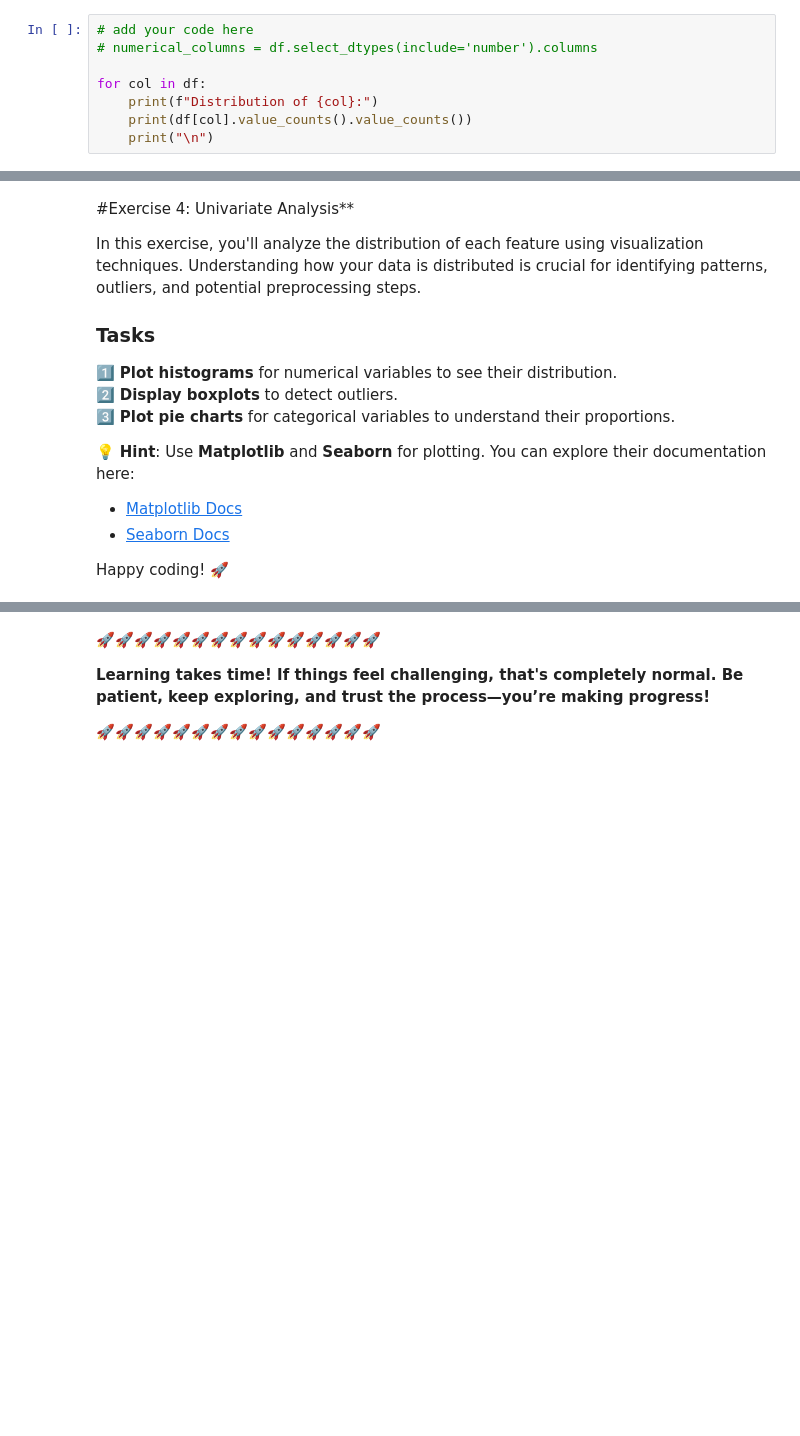
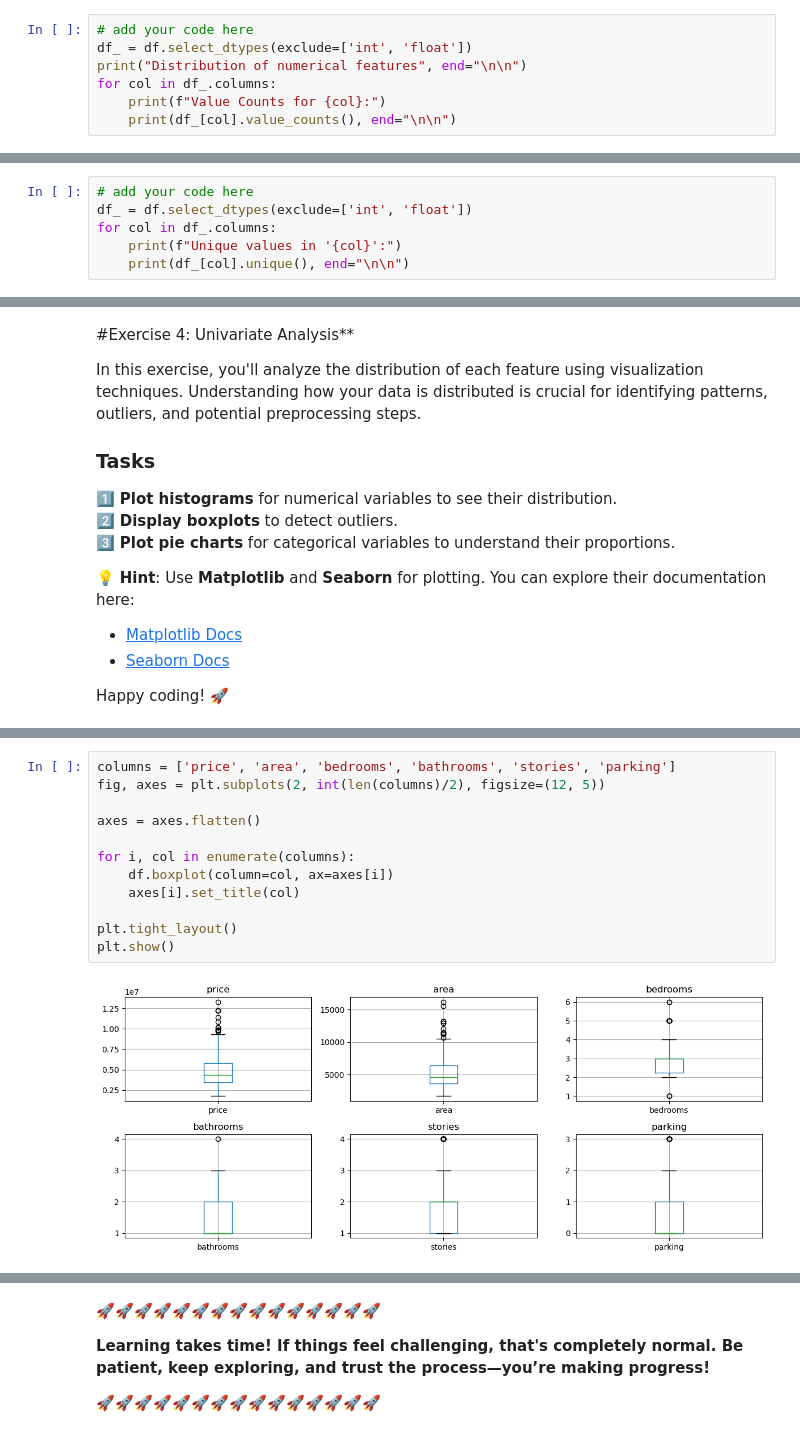
Before and after one commit to ERROR244/Entry-Level-ML-Engineer-Bootcamp, a Jupyter notebook: week01/notebook.ipynb, the cells around one changed output, grey strips where cells are left out. Cells and saved outputs as stored; diff of their text form; blank space fills up the shorter version.

```diff
--- a/week01/notebook.ipynb
+++ b/week01/notebook.ipynb
@@ -345,10 +350,9 @@ max      3.000000
 ###2.Check the distribution of numerical features using:
 # %%
 # add your code here
-# numerical_columns = df.select_dtypes(include='number').columns
-
-for col in df:
-    print(f"Distribution of {col}:")
-    print(df[col].value_counts().value_counts())
-    print("\n")
+df_ = df.select_dtypes(exclude=['int', 'float'])
+print("Distribution of numerical features", end="\n\n")
+for col in df_.columns:
+    print(f"Value Counts for {col}:")
+    print(df_[col].value_counts(), end="\n\n")
 # %% [output]
@@ -424,0 +427,6 @@ Name: count, dtype: int64
+# %%
+# add your code here
+df_ = df.select_dtypes(exclude=['int', 'float'])
+for col in df_.columns:
+    print(f"Unique values in '{col}':")
+    print(df_[col].unique(), end="\n\n")
@@ -467,0 +510,14 @@ Happy coding! 🚀
+# %%
+columns = ['price', 'area', 'bedrooms', 'bathrooms', 'stories', 'parking']
+fig, axes = plt.subplots(2, int(len(columns)/2), figsize=(12, 5))
+
+axes = axes.flatten()
+
+for i, col in enumerate(columns):
+    df.boxplot(column=col, ax=axes[i])
+    axes[i].set_title(col)
+
+plt.tight_layout()
+plt.show()
+# %% [output]
+[figure, added]
```
Also changed, not shown: parts of 24 cells of this notebook.
